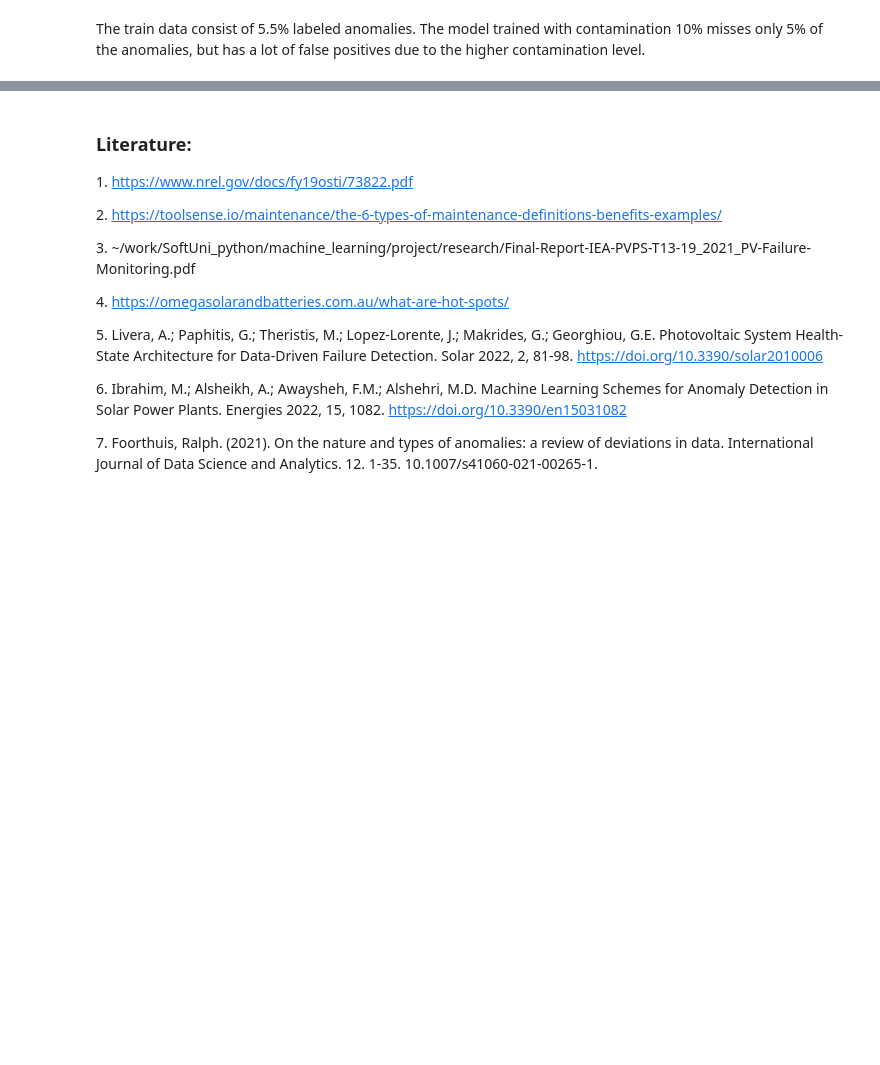
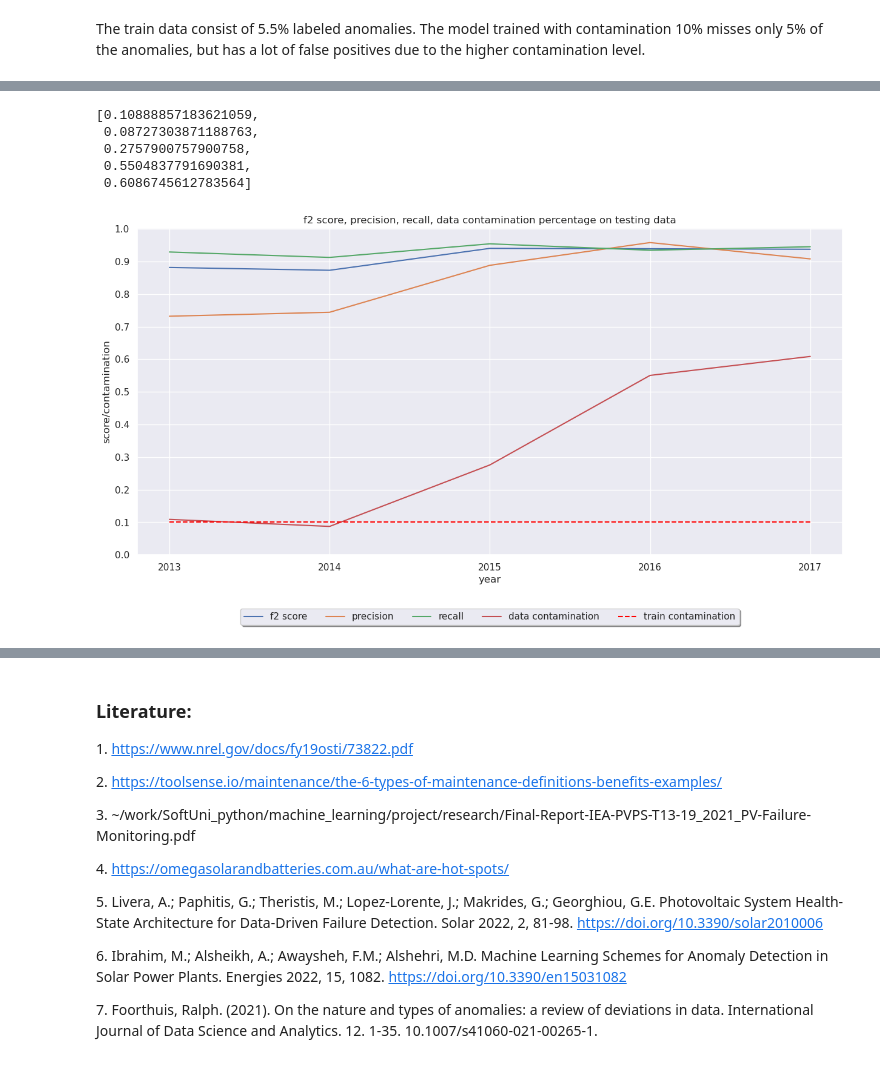
Before and after one commit to Ivelina-Z/Anomaly-detection-in-PV-system, a Jupyter notebook: Anomaly_detection_PV_system.ipynb, the cells around one changed output, grey strips where cells are left out. Saved outputs shown, nothing was run; the diff lists cells and outputs as text; code cells hidden in the pictures; blank space fills up the shorter version.

```diff
--- a/Anomaly_detection_PV_system.ipynb
+++ b/Anomaly_detection_PV_system.ipynb
@@ -507,0 +518,28 @@ The train data consist of 5.5% labeled anomalies. The model trained with contami
+# %%
+test_data_labels = [cf.labeling(test_data_preprocessed[data], cf.threshold_conditions(test_data_preprocessed[data], test_data_timestamp[data], columns_code)) for data in range(len(test_data))]
+# %%
+test_data_contamination = [cf.contamination(test_data_labels[data]) for data in range(len(test_data))]
+# %%
+test_data_contamination
+# %% [output]
+[0.10888857183621059,
+ 0.08727303871188763,
+ 0.2757900757900758,
+ 0.5504837791690381,
+ 0.6086745612783564]
+# %%
+predictions = [model_optimized.predict(test_data_preprocessed[data]) for data in range(len(test_data_preprocessed))]
+conf_matrix = [confusion_matrix(test_data_labels[data], predictions[data]) for data in range(len(test_data_preprocessed))]
+fbeta = [fbeta_score(test_data_labels[data], predictions[data], beta=2, pos_label = -1) for data in range(len(test_data_preprocessed))]
+precision = [precision_score(test_data_labels[data], predictions[data], pos_label = -1) for data in range(len(test_data_preprocessed))]
+recall = [recall_score(test_data_labels[data], predictions[data], pos_label = -1) for data in range(len(test_data_preprocessed))]
+# %%
+test_years = list(range(2013, 2018))
+# %%
+cf.plot_test_results(
+    test_years,
+    {'f2 score': fbeta, 'precision': precision, 'recall': recall, 'data contamination': test_data_contamination},
+    model_contamination=model_optimized.contamination
+)
+# %% [output]
+[figure, added]
```
Also changed, not shown: parts of 7 cells of this notebook.
